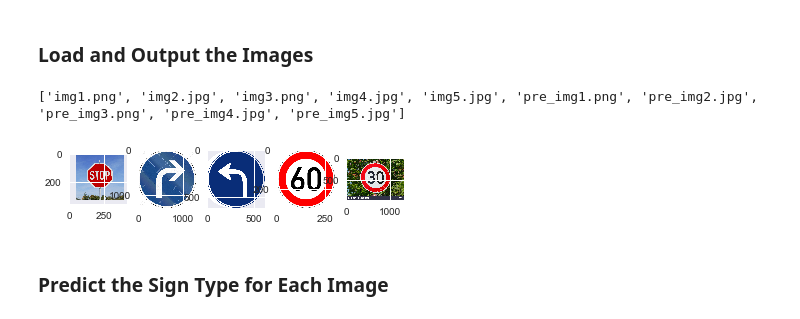
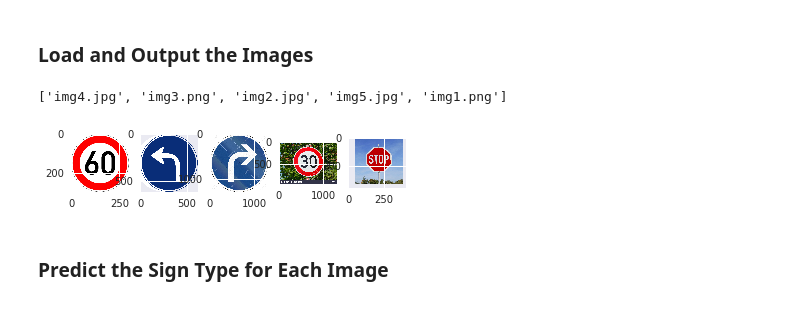
Before and after one commit to amirkhango/Traffic-Sign-Classifier-Proj2, a Jupyter notebook: Traffic_Sign_Classifier.ipynb, the cells around one changed output. Drawn from its saved outputs; the diff is of its cells as text; code cells hidden in the pictures.

```diff
--- a/Traffic_Sign_Classifier.ipynb
+++ b/Traffic_Sign_Classifier.ipynb
@@ -399,16 +397,18 @@ You may find `signnames.csv` useful as it contains mappings from the class id (i
 # %%
 ### Load the images and plot them here.
 ### Feel free to use as many code cells as needed.
 pics=os.listdir(pic_path)
+pics = [img for img in pics if img.startswith('img')]
 print(pics)
 f=plt.figure()
 for idx in range(5):
-    img=mpimg.imread(pic_path+pics[idx])
-    ax = f.add_subplot(1, 5, idx+1) # this line adds sub-axes
-    ax.imshow(img) # this line
+    if pics[idx].startswith('img'):
+        img=mpimg.imread(pic_path+pics[idx])
+        ax = f.add_subplot(1, 5, idx+1) # this line adds sub-axes
+        ax.imshow(img) # this line
 # %% [output]
-['img1.png', 'img2.jpg', 'img3.png', 'img4.jpg', 'img5.jpg', 'pre_img1.png', 'pre_img2.jpg', 'pre_img3.png', 'pre_img4.jpg', 'pre_img5.jpg']
+['img4.jpg', 'img3.png', 'img2.jpg', 'img5.jpg', 'img1.png']
-[figure, old version]
+[figure, new version]
 # %% [markdown]
 ### Predict the Sign Type for Each Image
 # %%
```
Also changed, not shown: parts of 12 cells of this notebook, 2 other files.
